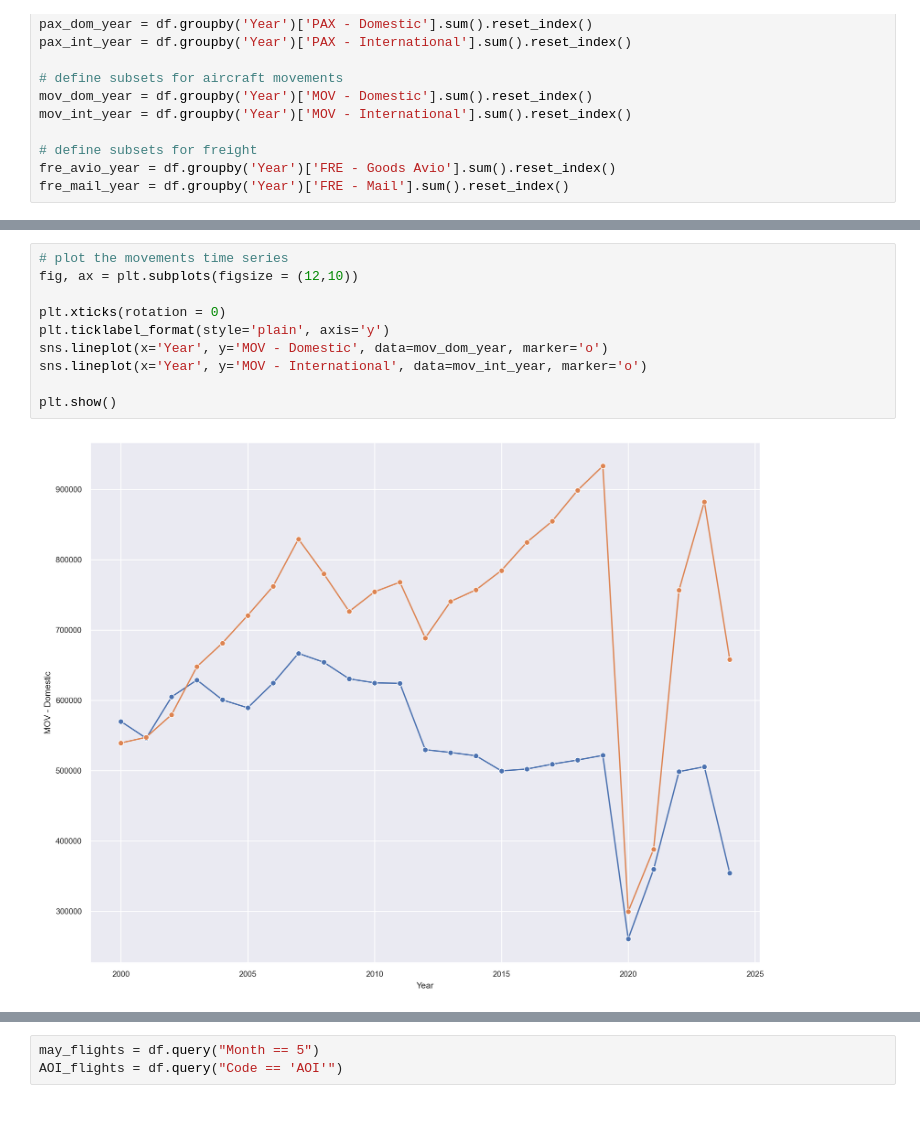
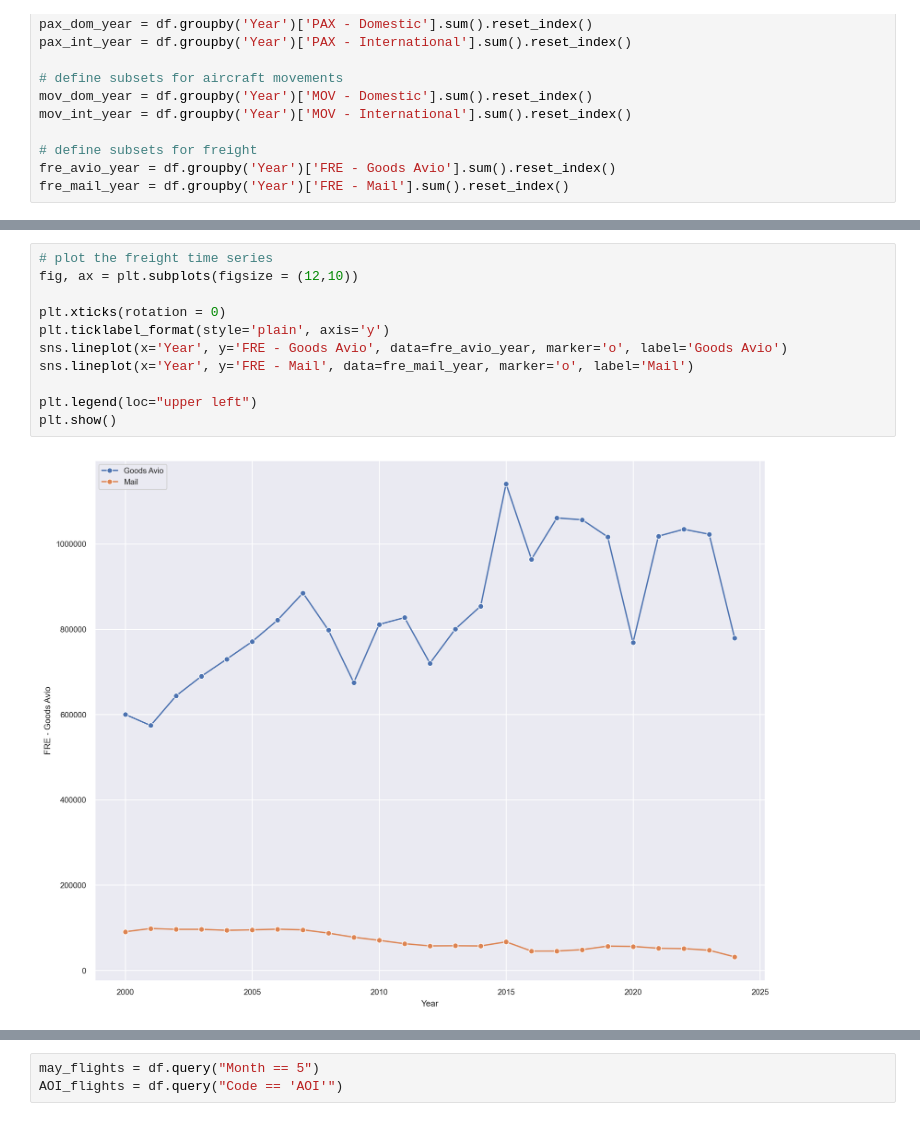
Before and after one commit to fedfioravanti/Italian_Airports, a Jupyter notebook: ItalyAirports_02_EDA.ipynb, the cells around one changed output, grey strips where cells are left out. Saved outputs shown, nothing was run; the diff lists cells and outputs as text.

```diff
--- a/ItalyAirports_02_EDA.ipynb
+++ b/ItalyAirports_02_EDA.ipynb
@@ -197,12 +215,13 @@ plt.show()
 # %%
-# plot the movements time series
+# plot the freight time series
 fig, ax = plt.subplots(figsize = (12,10))
 
 plt.xticks(rotation = 0)
 plt.ticklabel_format(style='plain', axis='y')
-sns.lineplot(x='Year', y='MOV - Domestic', data=mov_dom_year, marker='o')
-sns.lineplot(x='Year', y='MOV - International', data=mov_int_year, marker='o')
+sns.lineplot(x='Year', y='FRE - Goods Avio', data=fre_avio_year, marker='o', label='Goods Avio')
+sns.lineplot(x='Year', y='FRE - Mail', data=fre_mail_year, marker='o', label='Mail')
 
+plt.legend(loc="upper left")
 plt.show()
 # %% [output]
-[figure, old version]
+[figure, new version]
```
Also changed, not shown: parts of 3 cells of this notebook.
